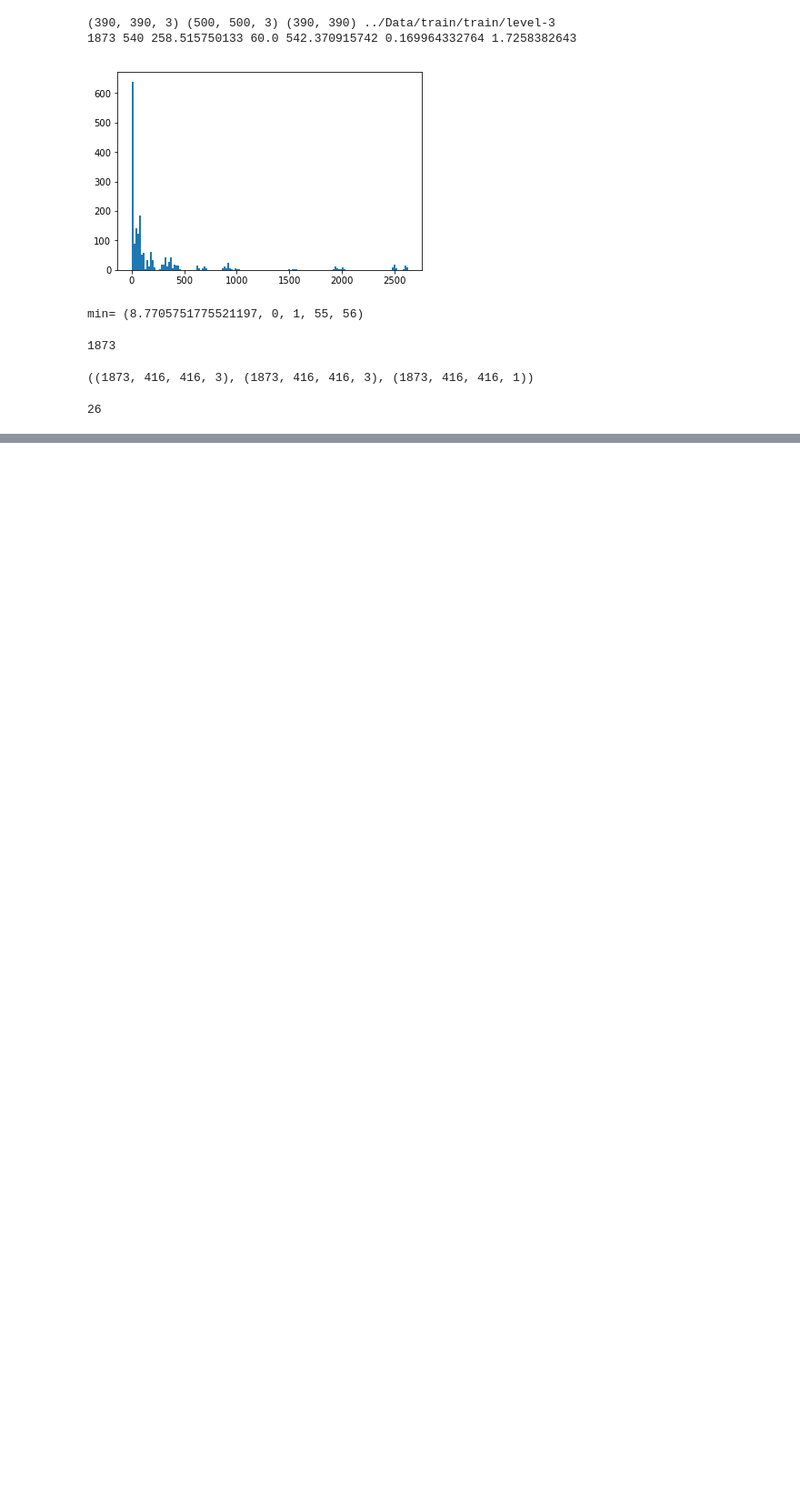
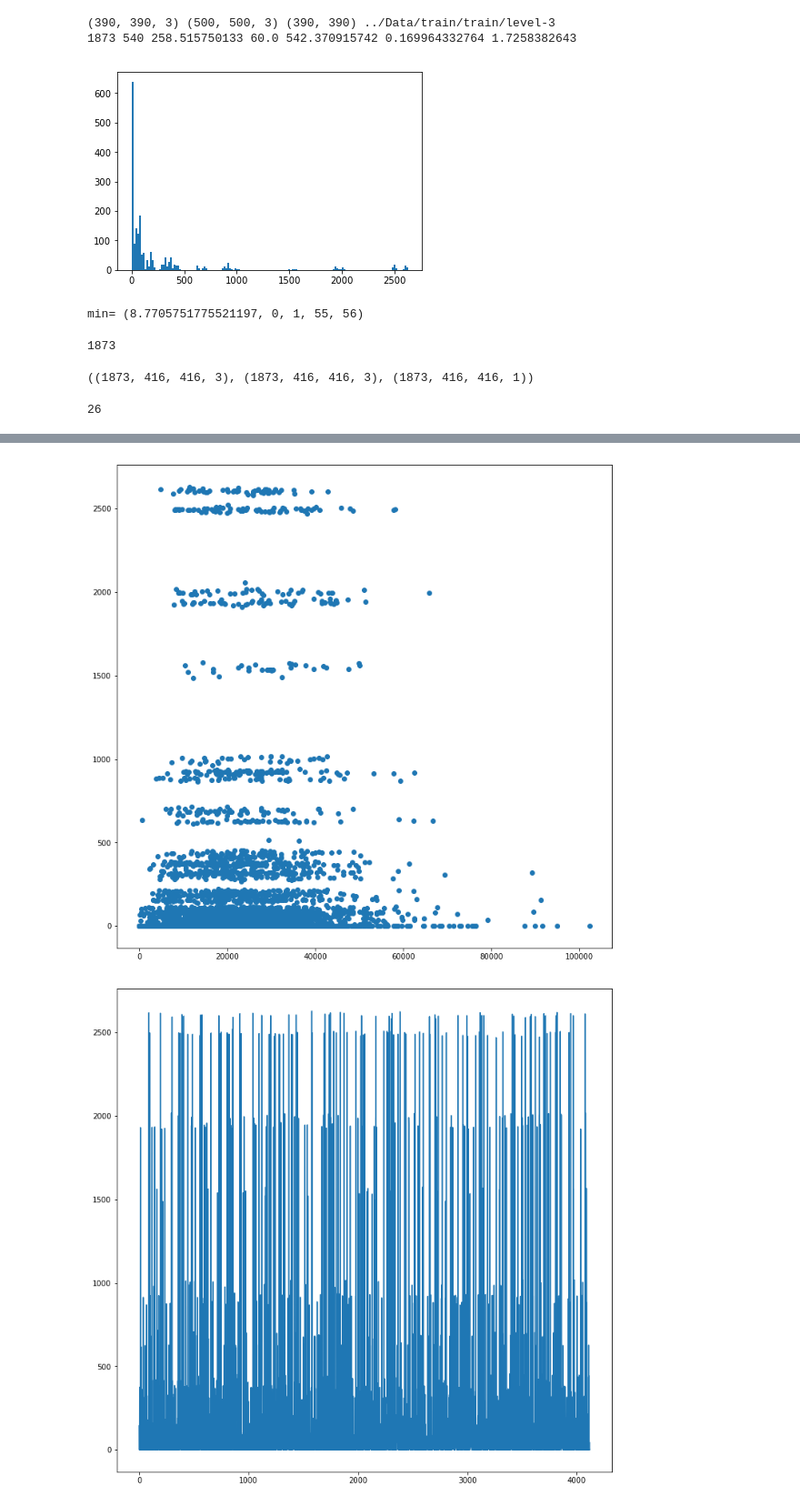
Before and after one commit to SorokinV/2018-TopCoder-Konika-Minolta, a Jupyter notebook: Jupyter/CM-V02-NET.ipynb, the cells around one changed output, grey strips where cells are left out. Shown at 91% size. Saved outputs shown, nothing was run; the diff lists cells and outputs as text; code cells hidden in the pictures; blank space fills up the shorter version.

```diff
--- a/Jupyter/CM-V02-NET.ipynb
+++ b/Jupyter/CM-V02-NET.ipynb
@@ -687,0 +756,18 @@ Epoch 00009: val_F1ScoreCC did not improve
+# %%
+th = 0.5
+pl,yl = [],[]
+for ppp,yyy in zip(PP,YY) :
+    pl.append(len(ppp[ppp>th]))
+    yl.append(len(yyy[yyy>th]))
+
+py = np.array([pl,yl])
+plt.figure(figsize=(12,12))
+plt.scatter(py[0],py[1]); plt.show()
+plt.figure(figsize=(12,12))
+plt.plot(py[1]); plt.show()
+
+plt.figure(figsize=(12,12))
+plt.plot(py[:,py[1]==0][0]); plt.show()
+# %% [output]
+[figure, added]
+[figure, added]
```
Also changed, not shown: parts of 11 cells of this notebook.
